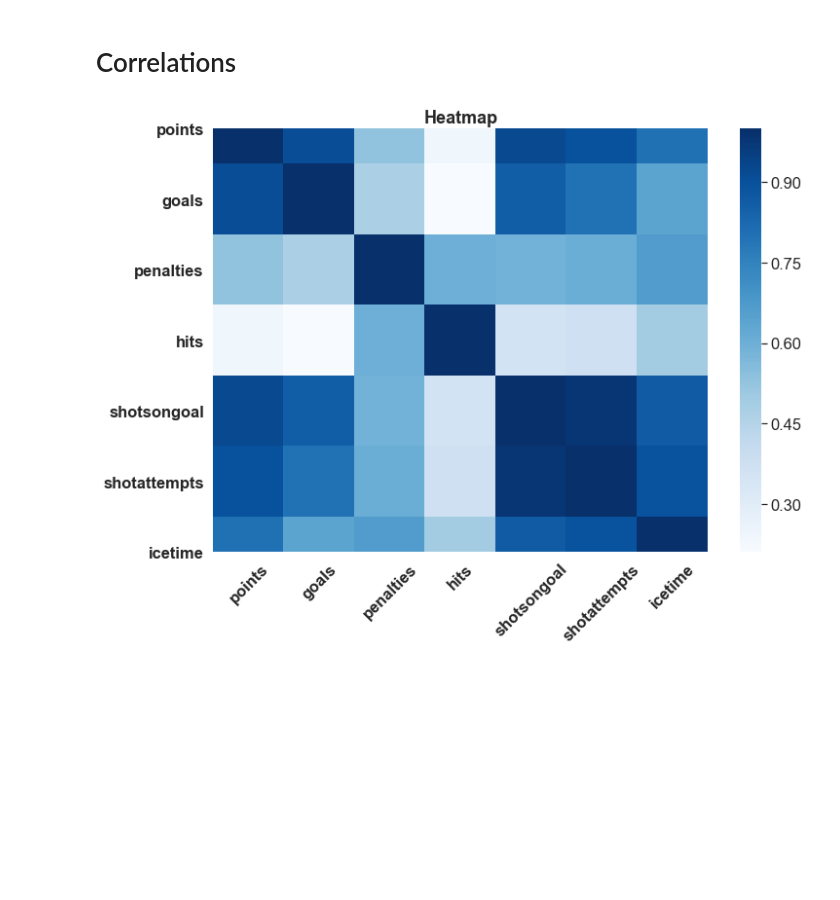
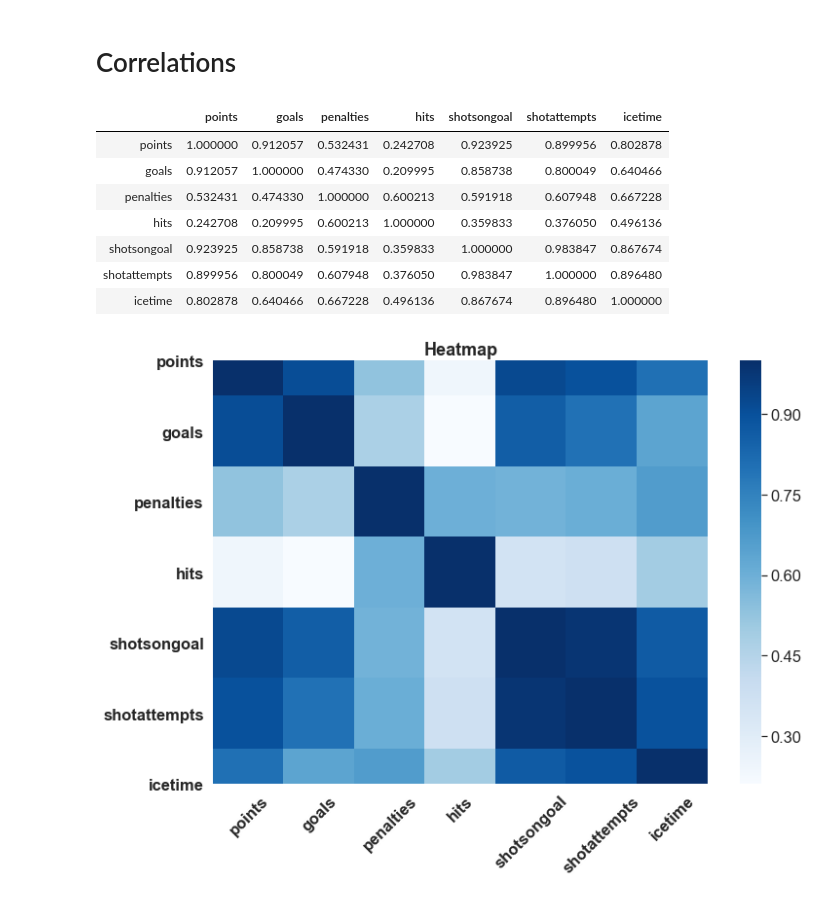
Before and after one commit to andrewcole33/blackhawks_salary_analysis, a Jupyter notebook: all_skaters.ipynb, the cells around one changed output. Cells and saved outputs as stored; diff of their text form; code cells hidden in the pictures; blank space fills up the shorter version.

```diff
--- a/all_skaters.ipynb
+++ b/all_skaters.ipynb
@@ -166,6 +188,17 @@ y.ax_joint.set_ylabel('Shot Attempts', fontweight = 'bold');
 # %%
 df_corr = central2[['points', 'goals', 'penalties', 'hits', 'shotsongoal', 'shotattempts','icetime']]
 corr = df_corr.corr()
+# %%
+corr
+# %% [output]
+|  | points | goals | penalties | hits | shotsongoal | shotattempts | icetime |
+| points | 1.000000 | 0.912057 | 0.532431 | 0.242708 | 0.923925 | 0.899956 | 0.802878 |
+| goals | 0.912057 | 1.000000 | 0.474330 | 0.209995 | 0.858738 | 0.800049 | 0.640466 |
+| penalties | 0.532431 | 0.474330 | 1.000000 | 0.600213 | 0.591918 | 0.607948 | 0.667228 |
+| hits | 0.242708 | 0.209995 | 0.600213 | 1.000000 | 0.359833 | 0.376050 | 0.496136 |
+| shotsongoal | 0.923925 | 0.858738 | 0.591918 | 0.359833 | 1.000000 | 0.983847 | 0.867674 |
+| shotattempts | 0.899956 | 0.800049 | 0.607948 | 0.376050 | 0.983847 | 1.000000 | 0.896480 |
+| icetime | 0.802878 | 0.640466 | 0.667228 | 0.496136 | 0.867674 | 0.896480 | 1.000000 |
 # %%
 f, ax = plt.subplots(figsize = (12, 8))
 sns.heatmap(corr, square = True, cmap = 'Blues');
```
Also changed, not shown: parts of 9 cells of this notebook, 29 other files.
